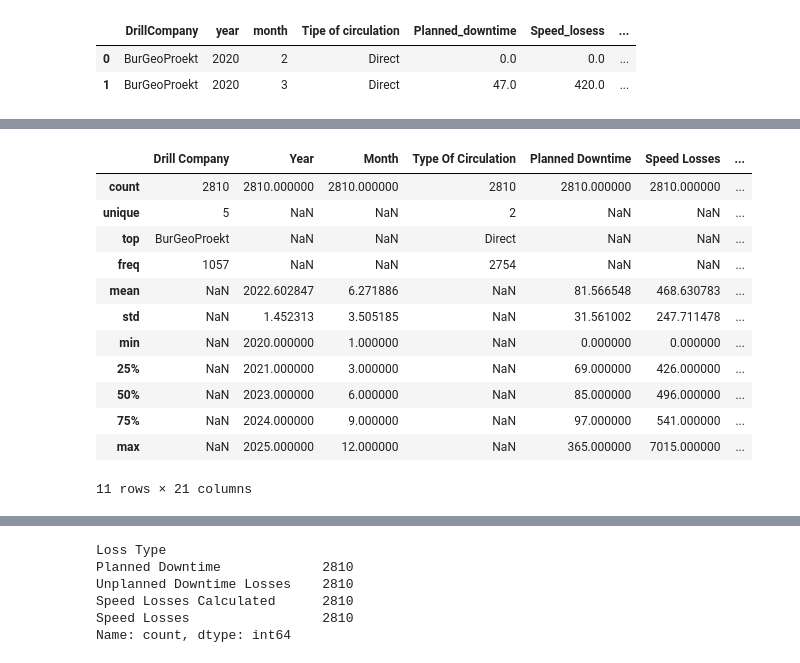
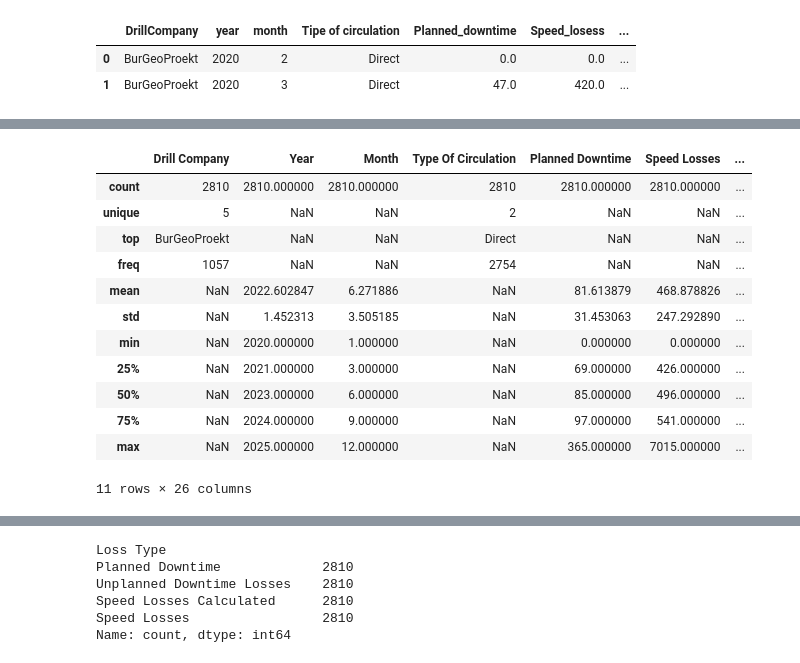
Before and after one commit to yevgeniy2504/Company, a Jupyter notebook: Scripts/OEE rigs.ipynb, the cells around one changed output, grey strips where cells are left out. Drawn from its saved outputs; the diff is of its cells as text; code cells hidden in the pictures.

```diff
--- a/Scripts/OEE rigs.ipynb
+++ b/Scripts/OEE rigs.ipynb
@@ -462,11 +434,11 @@ pivot_meters
 # %%
 pivot_df['Rig-AcQuire'] = pivot_df['Rig-AcQuire'].str.strip().str.upper()
-pivot_meters['DrillRig'] = pivot_meters['DrillRig'].str.strip().str.upper()
+meters_pivot['DrillRig'] = meters_pivot['DrillRig'].str.strip().str.upper()
 
 
 total_merged_df = pd.merge(
     pivot_df,
-    pivot_meters,
+    meters_pivot,
     left_on=['Rig-AcQuire', 'year', 'month'],
     right_on=['DrillRig', 'year', 'month'],
     how='left'
@@ -474,5 +446,5 @@ total_merged_df = pd.merge(
 
 total_merged_df.drop(columns='Rig-AcQuire', inplace=True)
 
-total_merged_df.info()
+total_merged_df
 # %% [output]
@@ -593,7 +551,7 @@ total_merged_df
 # %%
 def calculate_net_operating_time(row):
     try:
-        drilled = row['TOTAL_DRILLED']
+        drilled = row['DEPTH']
         coeff = row['circulation_coeff']
         if pd.notnull(drilled) and pd.notnull(coeff) and coeff > 0:
             result = drilled / coeff
@@ -671,45 +656,30 @@ Index(['DrillCompany', 'year', 'month', 'Tipe of circulation',
       dtype='object')
 # %%
 total_merged_df.columns = [
-    "Drill Company",
-    "Year",
-    "Month",
-    "Type Of Circulation",
-    "Planned Downtime",
-    "Speed Losses",
-    "Unplanned Downtime Losses",
-    "H In Month",
-    "Drill Rig",
-    "Total Drilled",
-    "Quality",
-    "Planned Production Time",
-    "Planned Factor",
-    "Gross Operating Time",
-    "Availability",
-    "Circulation Coeff",
-    "Potential Depth",
-    "Net Operating Time",
-    "Performance",
-    "OEE",
-    "TRS"
+    "Drill Company", "Year", "Month", "Type Of Circulation", "Planned Downtime",
+    "Speed Losses", "Unplanned Downtime Losses", "H In Month", "Drill Rig",
+    "ACCEPTED", "LIQUID", "NOT PROFITABLE", "Total Drilled", "Planned Production Time",
+    "Planned Factor", "Gross Operating Time", "Availability", "Circulation Coeff",
+    "Potential Depth", "Net Operating Time", "Performance", "Well drill coef",
+    "Valuable Operating Time", "Quality", "OEE", "TRS"
 ]
 
 
 total_merged_df.describe(include='all')
 # %% [output]
 |  | Drill Company | Year | Month | Type Of Circulation | Planned Downtime | Speed Losses | ... |
 | count | 2810 | 2810.000000 | 2810.000000 | 2810 | 2810.000000 | 2810.000000 | ... |
 | unique | 5 | NaN | NaN | 2 | NaN | NaN | ... |
 | top | BurGeoProekt | NaN | NaN | Direct | NaN | NaN | ... |
 | freq | 1057 | NaN | NaN | 2754 | NaN | NaN | ... |
-| mean | NaN | 2022.602847 | 6.271886 | NaN | 81.566548 | 468.630783 | ... |
-| std | NaN | 1.452313 | 3.505185 | NaN | 31.561002 | 247.711478 | ... |
+| mean | NaN | 2022.602847 | 6.271886 | NaN | 81.613879 | 468.878826 | ... |
+| std | NaN | 1.452313 | 3.505185 | NaN | 31.453063 | 247.292890 | ... |
 | min | NaN | 2020.000000 | 1.000000 | NaN | 0.000000 | 0.000000 | ... |
 | 25% | NaN | 2021.000000 | 3.000000 | NaN | 69.000000 | 426.000000 | ... |
 | 50% | NaN | 2023.000000 | 6.000000 | NaN | 85.000000 | 496.000000 | ... |
 | 75% | NaN | 2024.000000 | 9.000000 | NaN | 97.000000 | 541.000000 | ... |
 | max | NaN | 2025.000000 | 12.000000 | NaN | 365.000000 | 7015.000000 | ... |
-11 rows × 21 columns
+11 rows × 26 columns
 # %%
 total_merged_df['Speed Losses Calculated'] = (
     total_merged_df['Gross Operating Time'] - total_merged_df['Net Operating Time']
```
Also changed, not shown: parts of 32 cells of this notebook.
